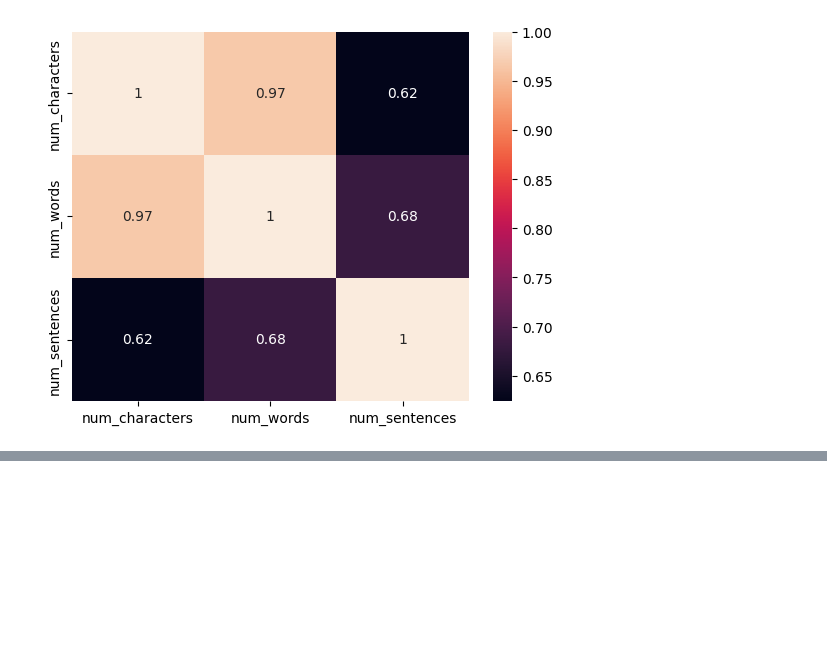
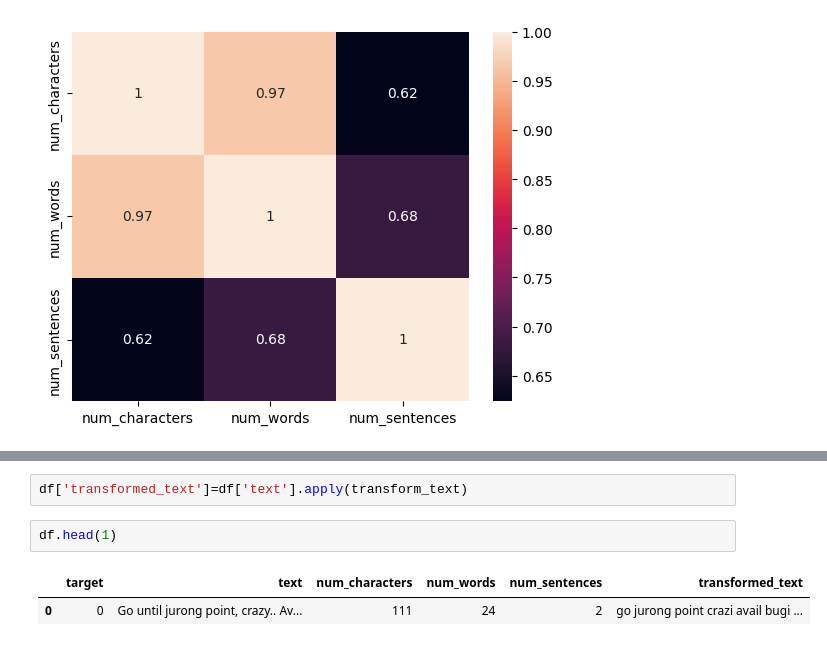
Before and after one commit to Shyam057/Email-spam-classifier, a Jupyter notebook: sms-spam-detection.ipynb, the cells around one changed output, grey strips where cells are left out. Saved outputs shown, nothing was run; the diff lists cells and outputs as text; blank space fills up the shorter version.

```diff
--- a/sms-spam-detection.ipynb
+++ b/sms-spam-detection.ipynb
@@ -234,0 +307,7 @@ sns.heatmap(
+# %%
+df['transformed_text']=df['text'].apply(transform_text)
+# %%
+df.head(1)
+# %% [output]
+|  | target | text | num_characters | num_words | num_sentences | transformed_text |
+| 0 | 0 | Go until jurong point, crazy.. Av... | 111 | 24 | 2 | go jurong point crazi avail bugi ... |
```
Also changed, not shown: parts of 16 cells of this notebook.
